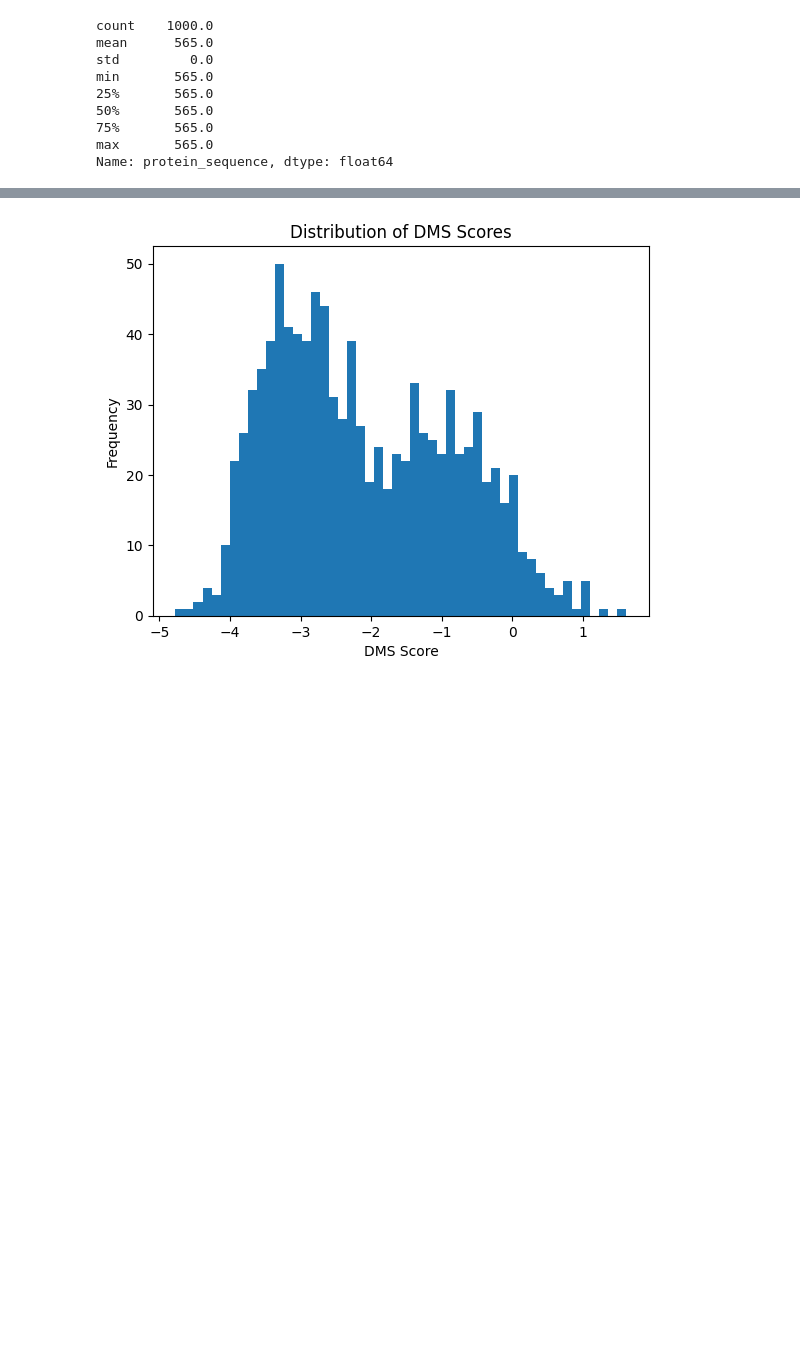
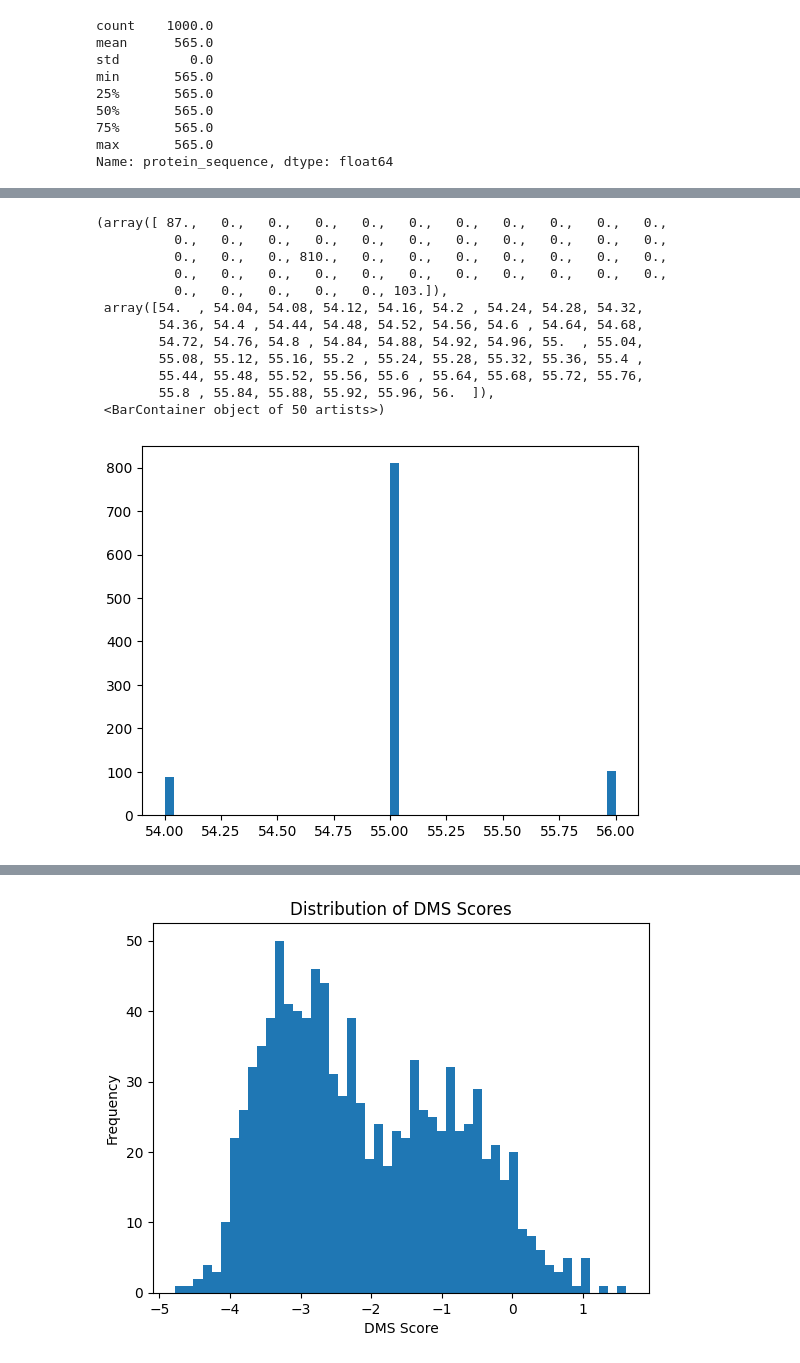
Before and after one commit to mohitpandey92/protein-mlutils, a Jupyter notebook: notebook/1_EDA_2025_07_06.ipynb, the cells around one changed output, grey strips where cells are left out. Cells and saved outputs as stored; diff of their text form; code cells hidden in the pictures; blank space fills up the shorter version.

```diff
--- a/notebook/1_EDA_2025_07_06.ipynb
+++ b/notebook/1_EDA_2025_07_06.ipynb
@@ -41,0 +64,16 @@ Name: protein_sequence, dtype: float64
+# %%
+plt.hist(protein_df["positive_charge"], bins=50)
+# %% [output]
+(array([ 87.,   0.,   0.,   0.,   0.,   0.,   0.,   0.,   0.,   0.,   0.,
+          0.,   0.,   0.,   0.,   0.,   0.,   0.,   0.,   0.,   0.,   0.,
+          0.,   0.,   0., 810.,   0.,   0.,   0.,   0.,   0.,   0.,   0.,
+          0.,   0.,   0.,   0.,   0.,   0.,   0.,   0.,   0.,   0.,   0.,
+          0.,   0.,   0.,   0.,   0., 103.]),
+ array([54.  , 54.04, 54.08, 54.12, 54.16, 54.2 , 54.24, 54.28, 54.32,
+        54.36, 54.4 , 54.44, 54.48, 54.52, 54.56, 54.6 , 54.64, 54.68,
+        54.72, 54.76, 54.8 , 54.84, 54.88, 54.92, 54.96, 55.  , 55.04,
+        55.08, 55.12, 55.16, 55.2 , 55.24, 55.28, 55.32, 55.36, 55.4 ,
+        55.44, 55.48, 55.52, 55.56, 55.6 , 55.64, 55.68, 55.72, 55.76,
+        55.8 , 55.84, 55.88, 55.92, 55.96, 56.  ]),
+ <BarContainer object of 50 artists>)
+[figure, added]
```
Also changed, not shown: parts of 5 cells of this notebook, 1 other file.
